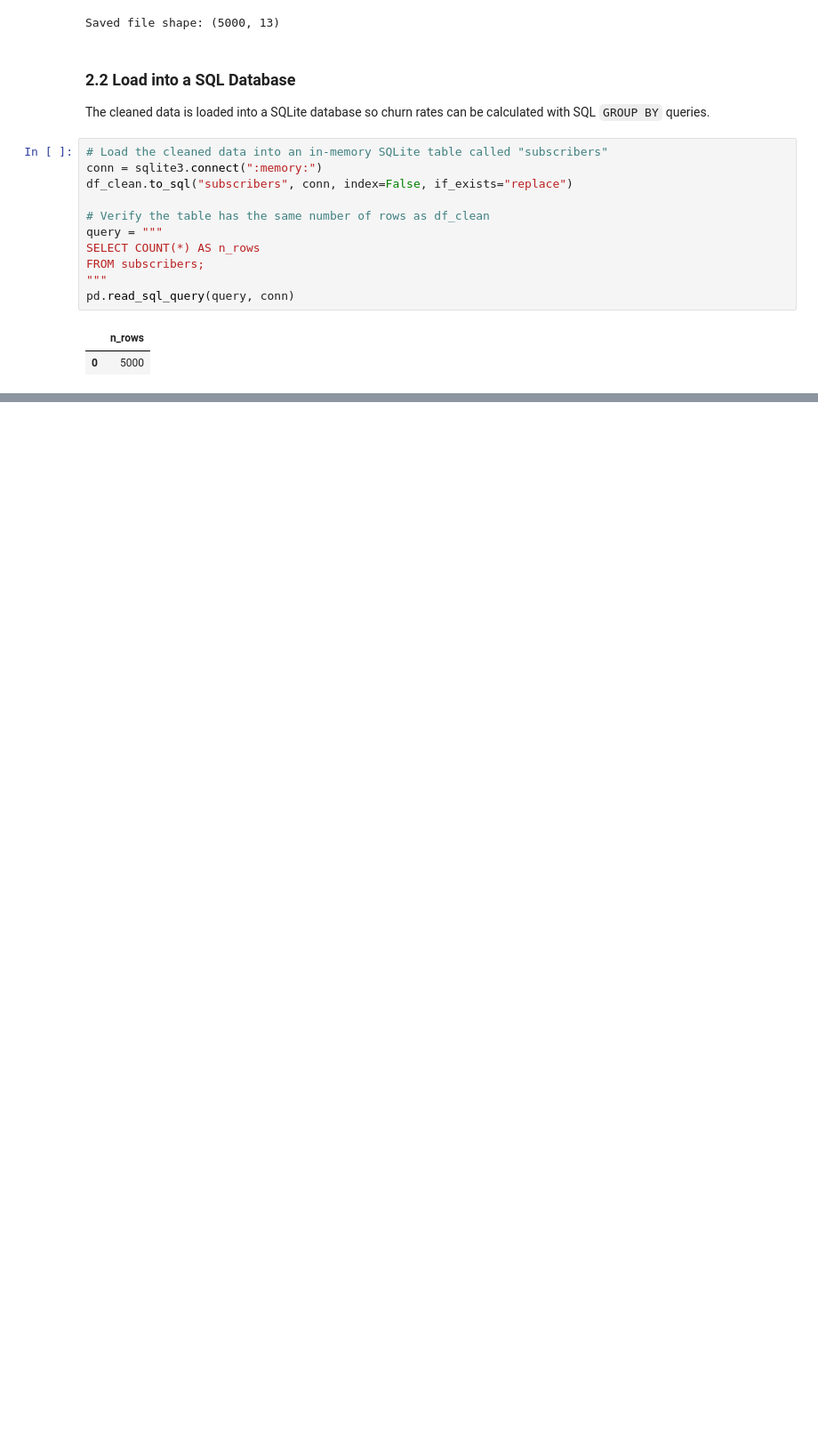
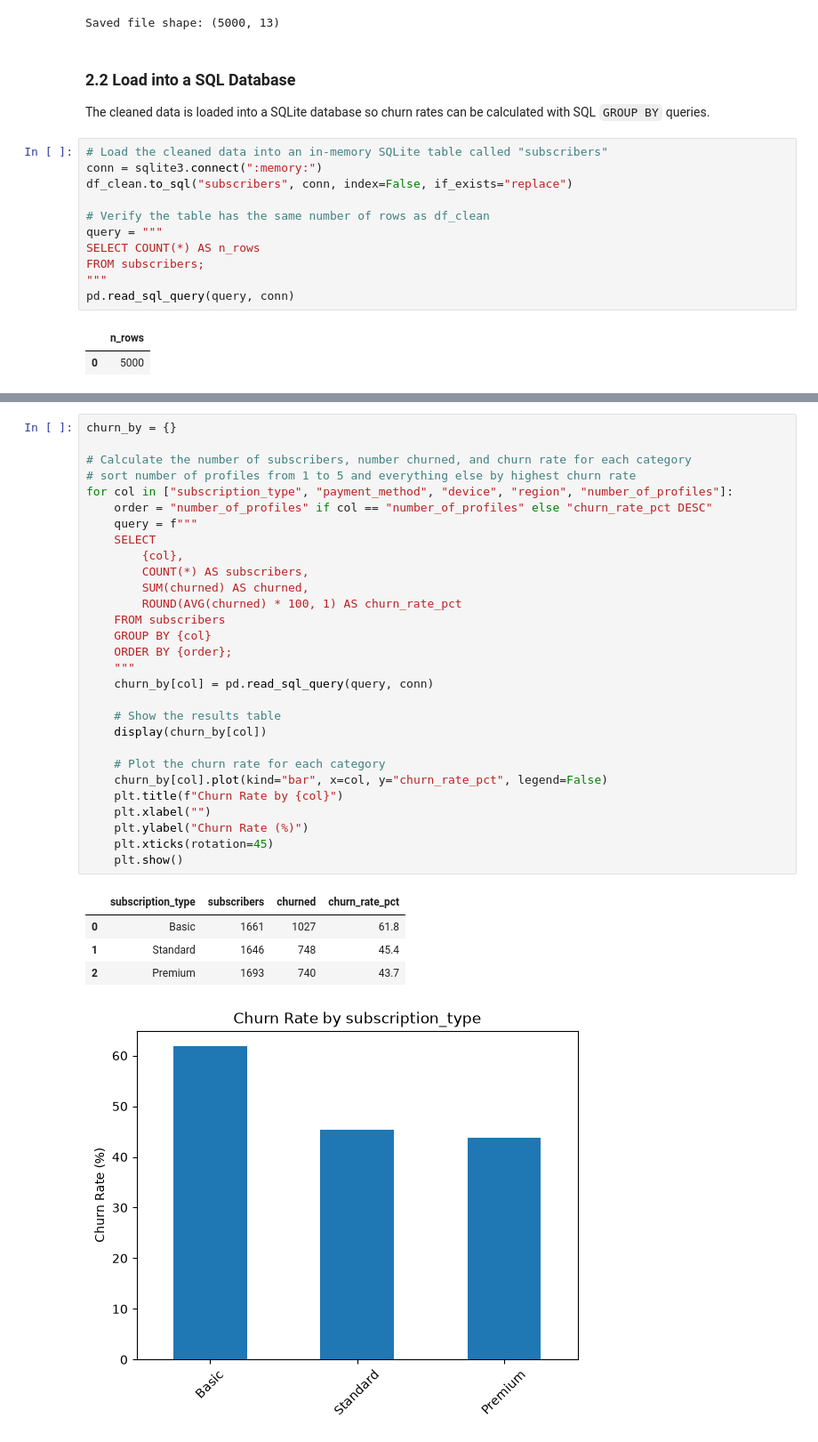
Before and after one commit to CS122-04-FA26/netflix-churn-analysis, a Jupyter notebook: notebooks/netflix_churn_analysis.ipynb, the cells around one changed output, grey strips where cells are left out. Shown at 89% size. Saved outputs shown, nothing was run; the diff lists cells and outputs as text; blank space fills up the shorter version.

```diff
--- a/notebooks/netflix_churn_analysis.ipynb
+++ b/notebooks/netflix_churn_analysis.ipynb
@@ -276,0 +361,35 @@ pd.read_sql_query(query, conn)
+# %%
+churn_by = {}
+
+# Calculate the number of subscribers, number churned, and churn rate for each category
+# sort number of profiles from 1 to 5 and everything else by highest churn rate
+for col in ["subscription_type", "payment_method", "device", "region", "number_of_profiles"]:
+    order = "number_of_profiles" if col == "number_of_profiles" else "churn_rate_pct DESC"
+    query = f"""
+    SELECT
+        {col},
+        COUNT(*) AS subscribers,
+        SUM(churned) AS churned,
+        ROUND(AVG(churned) * 100, 1) AS churn_rate_pct
+    FROM subscribers
+    GROUP BY {col}
+    ORDER BY {order};
+    """
+    churn_by[col] = pd.read_sql_query(query, conn)
+
+    # Show the results table
+    display(churn_by[col])
+
+    # Plot the churn rate for each category
+    churn_by[col].plot(kind="bar", x=col, y="churn_rate_pct", legend=False)
+    plt.title(f"Churn Rate by {col}")
+    plt.xlabel("")
+    plt.ylabel("Churn Rate (%)")
+    plt.xticks(rotation=45)
+    plt.show()
+# %% [output]
+|  | subscription_type | subscribers | churned | churn_rate_pct |
+| 0 | Basic | 1661 | 1027 | 61.8 |
+| 1 | Standard | 1646 | 748 | 45.4 |
+| 2 | Premium | 1693 | 740 | 43.7 |
+[figure, added]
```
Also changed, not shown: parts of 22 cells of this notebook.
